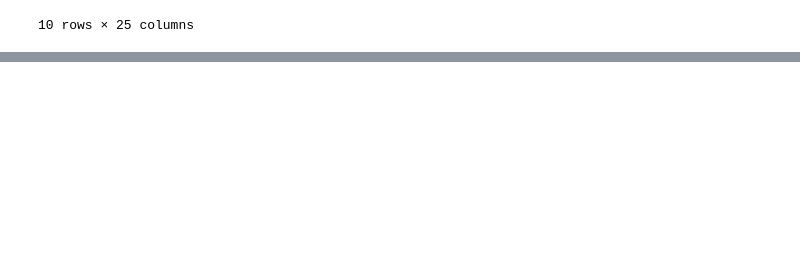
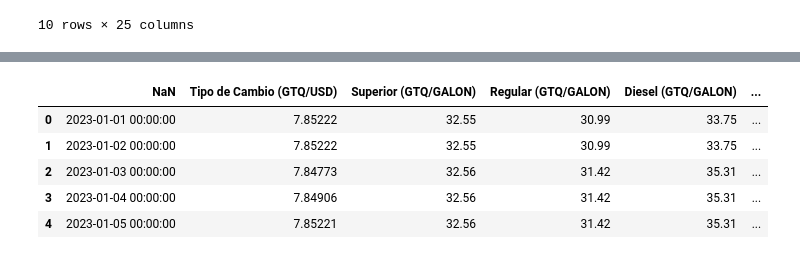
Before and after one commit to guzmanalejandra/Laboratorio2-DS, a Jupyter notebook: main.ipynb, the cells around one changed output, grey strips where cells are left out. Drawn from its saved outputs; the diff is of its cells as text; code cells hidden in the pictures; blank space fills up the shorter version.

```diff
--- a/main.ipynb
+++ b/main.ipynb
@@ -220,0 +270,12 @@ importacion_df.head(10)
+# %%
+# Eliminar columnas y filas con valores NaN
+precios_df_clean = precios_df.dropna(axis=1, how='all')
+precios_df_clean = precios_df_clean.dropna(axis=0, how='any')
+precios_df_clean.head()
+# %% [output]
+|  | NaN | Tipo de Cambio (GTQ/USD) | Superior (GTQ/GALON) | Regular (GTQ/GALON) | Diesel (GTQ/GALON) | ... |
+| 0 | 2023-01-01 00:00:00 | 7.85222 | 32.55 | 30.99 | 33.75 | ... |
+| 1 | 2023-01-02 00:00:00 | 7.85222 | 32.55 | 30.99 | 33.75 | ... |
+| 2 | 2023-01-03 00:00:00 | 7.84773 | 32.56 | 31.42 | 35.31 | ... |
+| 3 | 2023-01-04 00:00:00 | 7.84906 | 32.56 | 31.42 | 35.31 | ... |
+| 4 | 2023-01-05 00:00:00 | 7.85221 | 32.56 | 31.42 | 35.31 | ... |
```
Also changed, not shown: parts of 12 cells of this notebook.
